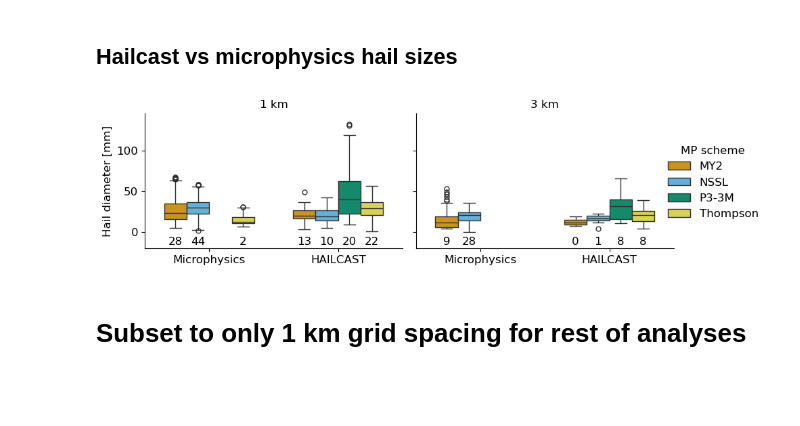
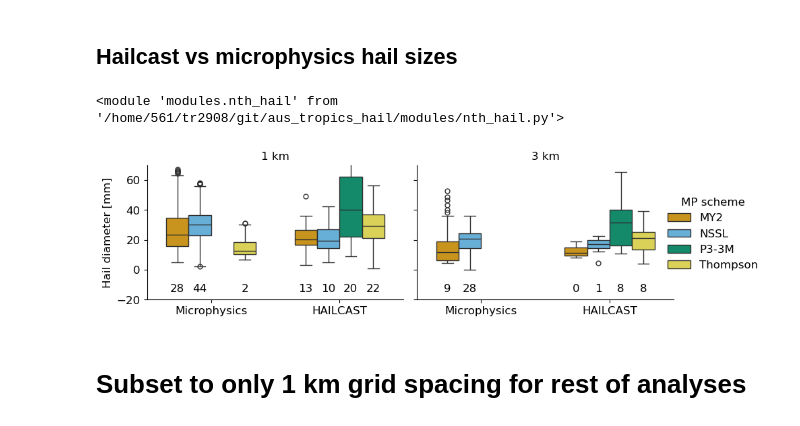
Before and after one commit to traupach/aus_tropics_hail, a Jupyter notebook: analysis/aus_tropics_hail.ipynb, the cells around one changed output. Cells and saved outputs as stored; diff of their text form; code cells hidden in the pictures; blank space fills up the shorter version.

Commit message:
Updated hail sizes figure.

```diff
--- a/analysis/aus_tropics_hail.ipynb
+++ b/analysis/aus_tropics_hail.ipynb
@@ -306,13 +289,23 @@ results['event_contained_hail_hailcast'] = int(con.query("domain == '1 km' and s
 results['event_contained_hail_micro'] = int(con.query("domain == '1 km' and scheme == 'All' and micro == True")['n'].sum())
 # %% [markdown]
 ## Hailcast vs microphysics hail sizes
+# %%
+reload(nh)
+# %% [output]
+<module 'modules.nth_hail' from '/home/561/tr2908/git/aus_tropics_hail/modules/nth_hail.py'>
+# %%
+_, _ = nh.plot_surface_hailsizes(
+    spatial_maxes=spatial_maxes,
+    file='paper/figures/hailsizes.pdf',
+    max_y=70,
+)
+# %% [output]
+[figure, added]
 # %%
 (results['hailcast_damaging_cases'], results['mp_damaging_cases']) = nh.plot_surface_hailsizes(
     spatial_maxes=spatial_maxes,
-    file='paper/figures/hailsizes.pdf',
+    file='paper/supplementary/hailsizes_full.pdf',
 )
-# %% [output]
-[figure, removed]
 # %% [markdown]
 # Subset to only 1 km grid spacing for rest of analyses
 # %%
```
Also changed, not shown: parts of 18 cells of this notebook, 6 other files.
